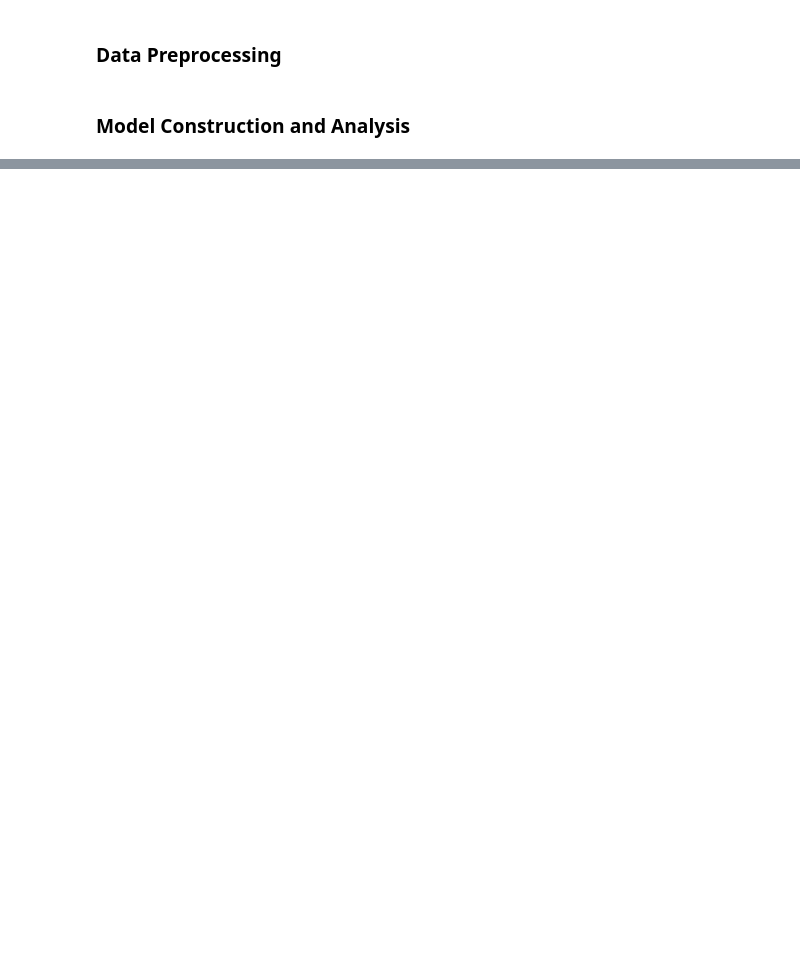
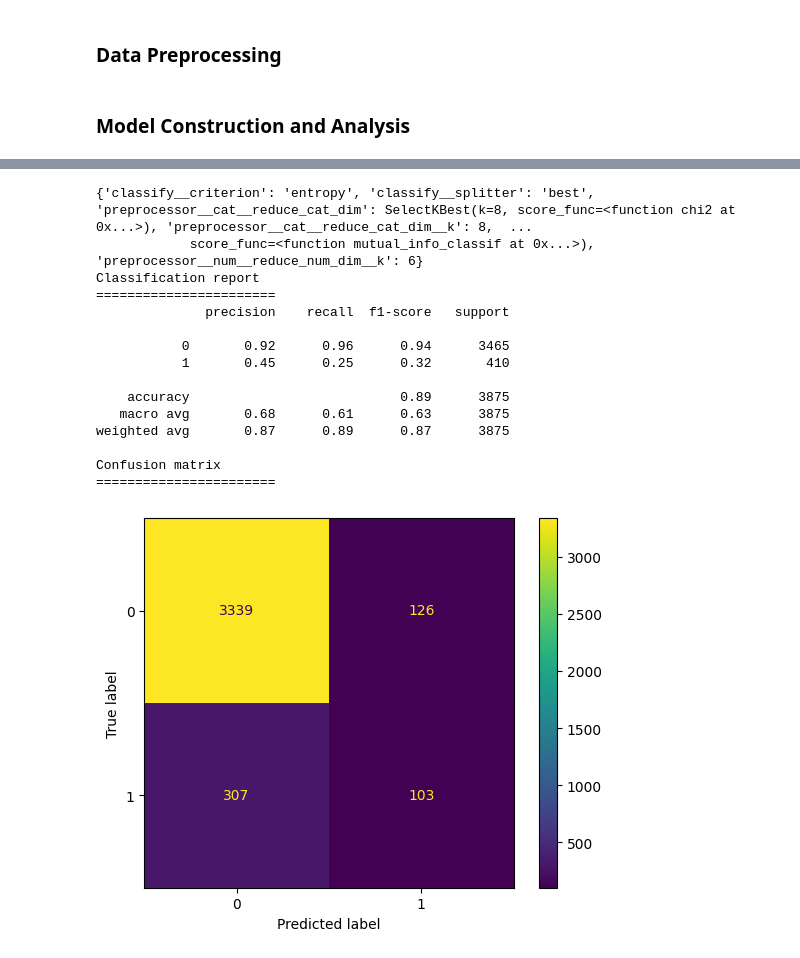
Before and after one commit to thanachart29/Machine-Learning-Class, a Jupyter notebook: hw2/hw2.ipynb, the cells around one changed output, grey strips where cells are left out. Drawn from its saved outputs; the diff is of its cells as text; code cells hidden in the pictures; blank space fills up the shorter version.

```diff
--- a/hw2/hw2.ipynb
+++ b/hw2/hw2.ipynb
@@ -237,7 +237,7 @@ df = df.loc[df['marital'] != 'unknown']
 df = df.loc[df['housing'] != 'unknown']
 df = df.loc[df['loan'] != 'unknown']
 df = df.loc[df['default'] != 'yes']
-df = df.loc[df['education'] != 'illiterat']
+df = df.loc[df['education'] != 'illiterate']
 df['month'] = df['month'].replace(['jan', 'feb', 'mar', 'apr', 'may', 'jun', 'jul', 'aug', 'sep', 'oct', 'nov', 'dec'], list(range(1,13,1)))
 df['default'] = df['default'].replace(['no', 'unknown'], [0,1])
 df['loan'] = df['loan'].replace(['no', 'yes'], [0,1])
@@ -636,22 +1013,0 @@ ValueError: Invalid parameter reduce for estimator Pipeline(steps=[('one_hot', O
-# %%
-reducer_labels = ["PCA", "KBest(chi2)", "KBest(Mutual)", "KBest(Anova)"]
-mean_scores = np.array(grid.cv_results_["mean_test_score"])
-# scores are in the order of param_grid iteration, which is alphabetical
-mean_scores = mean_scores.reshape(len(C_OPTIONS), -1, len(N_FEATURES_OPTIONS))
-# select score for best C
-mean_scores = mean_scores.max(axis=0)
-bar_offsets = np.arange(len(N_FEATURES_OPTIONS)) * (len(reducer_labels) + 1) + 0.5
-
-plt.figure()
-COLORS = "bgrcmyk"
-for i, (label, reducer_scores) in enumerate(zip(reducer_labels, mean_scores)):
-    plt.bar(bar_offsets + i, reducer_scores, label=label, color=COLORS[i])
-
-plt.title("Comparing feature reduction techniques")
-plt.xlabel("Reduced number of features")
-plt.xticks(bar_offsets + len(reducer_labels) / 2, N_FEATURES_OPTIONS)
-plt.ylabel("Digit classification accuracy")
-plt.ylim((0, 1))
-plt.legend(loc="upper left")
-
-plt.show()
@@ -659,0 +1258,26 @@ cat_data
+# %%
+print(grid.best_params_)
+y_pred = grid.predict(x_test)
+print("Classification report \n=======================")
+print(classification_report(y_true=y_test, y_pred=y_pred))
+print("Confusion matrix \n=======================")
+#print(confusion_matrix(y_true=y_test, y_pred=y_pred))
+ConfusionMatrixDisplay.from_predictions(y_test, y_pred)
+plt.show()
+# %% [output]
+{'classify__criterion': 'entropy', 'classify__splitter': 'best', 'preprocessor__cat__reduce_cat_dim': SelectKBest(k=8, score_func=<function chi2 at 0x...>), 'preprocessor__cat__reduce_cat_dim__k': 8,  ...
+            score_func=<function mutual_info_classif at 0x...>), 'preprocessor__num__reduce_num_dim__k': 6}
+Classification report
+=======================
+              precision    recall  f1-score   support
+
+           0       0.92      0.96      0.94      3465
+           1       0.45      0.25      0.32       410
+
+    accuracy                           0.89      3875
+   macro avg       0.68      0.61      0.63      3875
+weighted avg       0.87      0.89      0.87      3875
+
+Confusion matrix
+=======================
+[figure, added]
```
Also changed, not shown: parts of 39 cells of this notebook, 2 other files.
